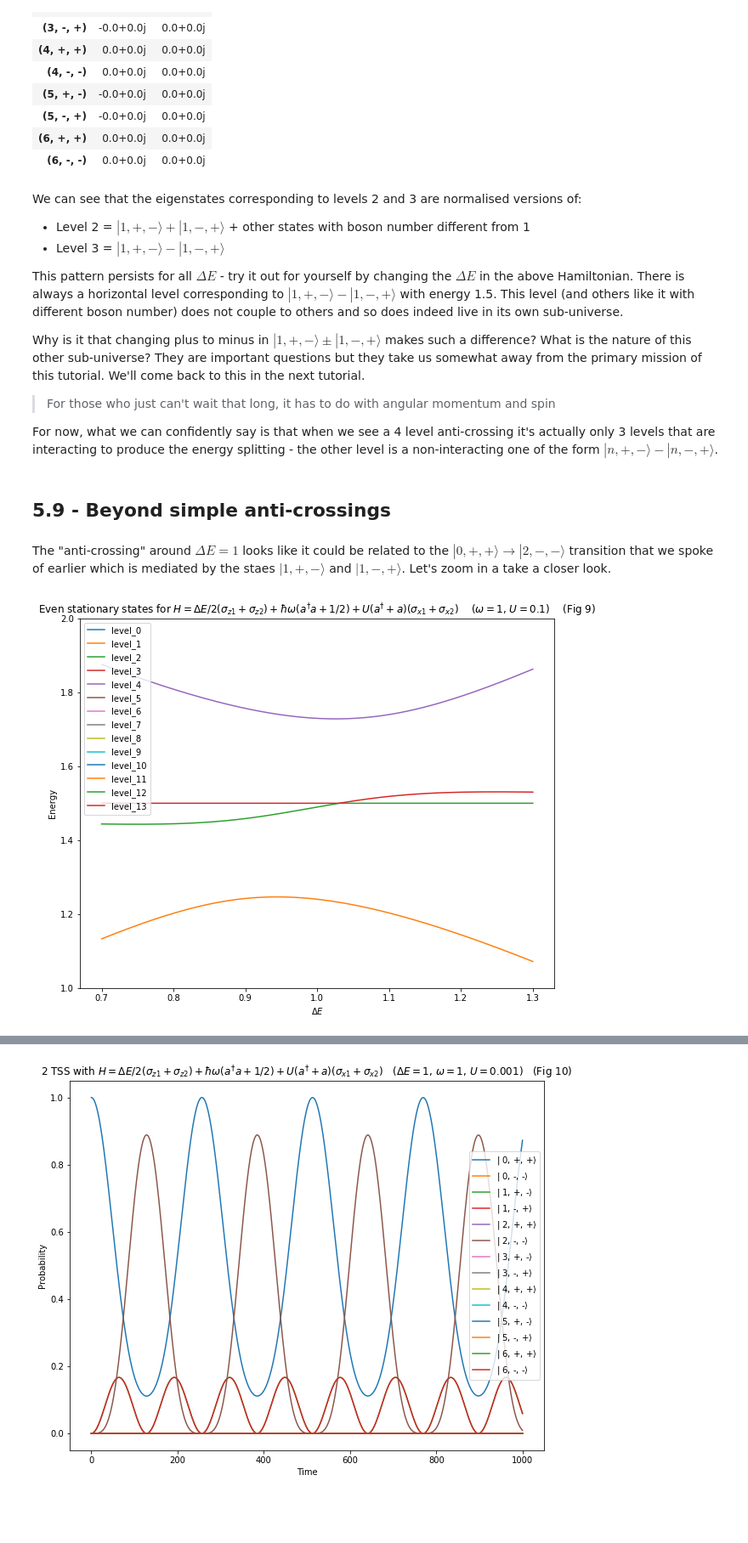
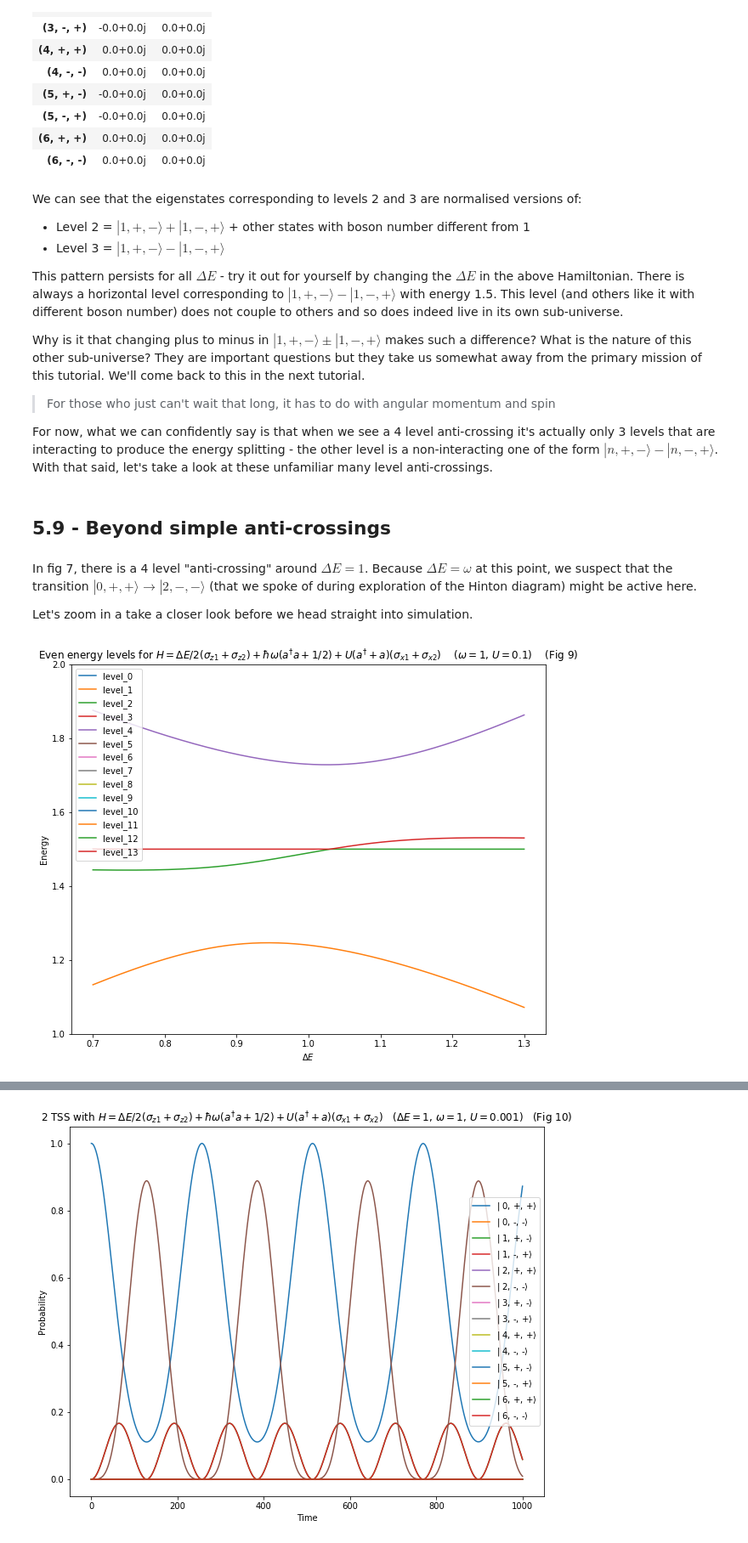
Before and after one commit to project-ida/two-state-quantum-systems, a Jupyter notebook: 05-excitation-transfer.ipynb, the cells around one changed output, grey strips where cells are left out. Shown: that part at 85% size. Drawn from its saved outputs; the diff is of its cells as text; code cells hidden in the pictures; blank space fills up the shorter version.

```diff
--- a/05-excitation-transfer.ipynb
+++ b/05-excitation-transfer.ipynb
@@ -529,9 +533,11 @@ Why is it that changing plus to minus in $|1,+,-\rangle  \pm |1,-,+\rangle$ make
 
 > For those who just can't wait that long, it has to do with angular momentum and spin
 
-For now, what we can confidently say is that when we see a 4 level anti-crossing it's actually only 3 levels that are interacting to produce the energy splitting - the other level is a non-interacting one of the form $|n,+,-\rangle  - |n,-,+\rangle$.
+For now, what we can confidently say is that when we see a 4 level anti-crossing it's actually only 3 levels that are interacting to produce the energy splitting - the other level is a non-interacting one of the form $|n,+,-\rangle  - |n,-,+\rangle$. With that said, let's take a look at these unfamiliar many level anti-crossings.
 # %% [markdown]
 ## 5.9 - Beyond simple anti-crossings
 # %% [markdown]
-The "anti-crossing" around $\Delta E = 1$ looks like it could be related to the $|0,+, + \rangle \rightarrow |2,-, - \rangle$ transition that we spoke of earlier which is mediated by the staes $|1,+, - \rangle$ and $|1,-, + \rangle$. Let's zoom in a take a closer look.
+In fig 7, there is a 4 level "anti-crossing" around $\Delta E = 1$. Because $\Delta E = \omega$ at this point, we suspect that the transition $|0,+, + \rangle \rightarrow |2,-, - \rangle$ (that we spoke of during exploration of the Hinton diagram) might be active here.
+
+Let's zoom in a take a closer look before we head straight into simulation.
 # %%
@@ -548,10 +549,10 @@ for i, row in df_even.iterrows():
     df_even.iloc[i,1:] = evals
 # %%
 df_even.plot(x="$\Delta E$",ylim=[1,2],legend=True,
-        title=f"Even stationary states for {H_latex}   ($\omega=1$, $U=0.1$)    (Fig 9)",
+        title=f"Even energy levels for {H_latex}   ($\omega=1$, $U=0.1$)    (Fig 9)",
              figsize=(10,8));
 
 plt.ylabel("Energy");
 # %% [output]
-[figure, old version]
+[figure, new version]
 # %% [markdown]
```
Also changed, not shown: parts of 8 cells of this notebook, 2 other files.
